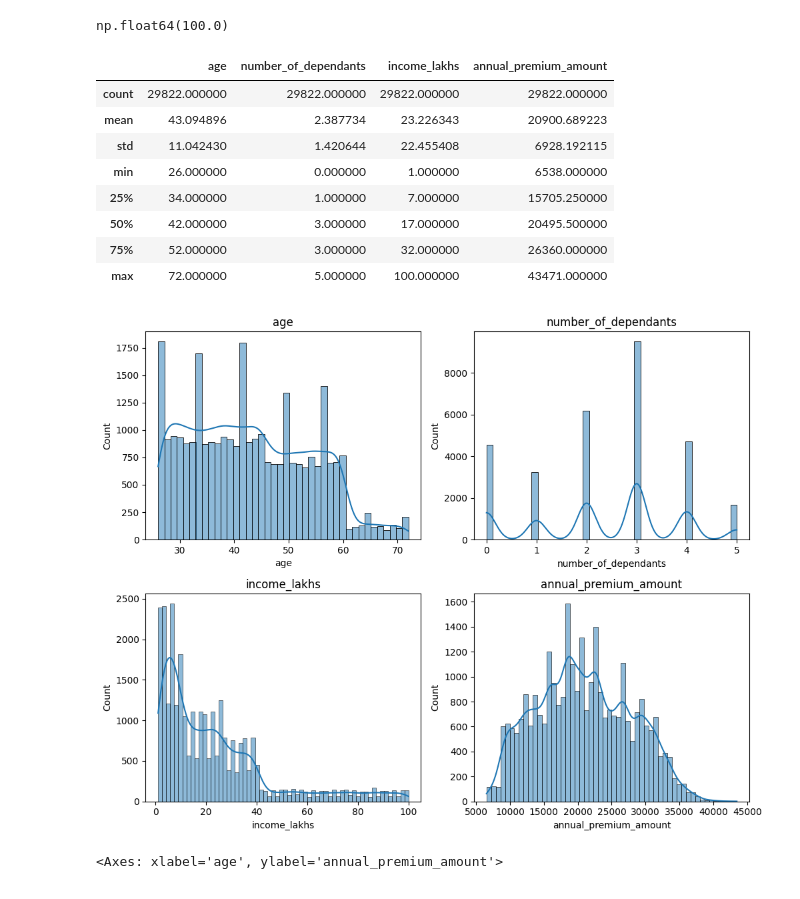
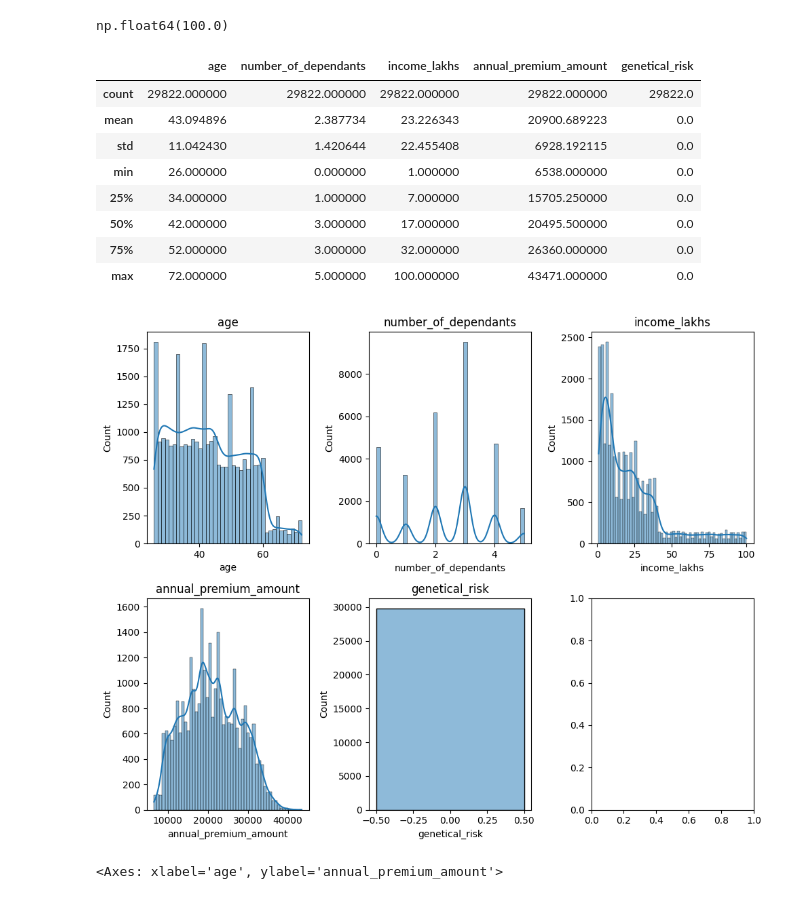
Before and after one commit to agambhardwaj04/premium_prediction, a Jupyter notebook: model/Rest_model_with_gr.ipynb, the cells around one changed output. Drawn from its saved outputs; the diff is of its cells as text; code cells hidden in the pictures.

```diff
--- a/model/Rest_model_with_gr.ipynb
+++ b/model/Rest_model_with_gr.ipynb
@@ -18,6 +18,8 @@ df.head()
 | 2 | 49 | Female | Northeast | Married | 2 | Normal | No Smoking | ... |
 | 3 | 30 | Female | Southeast | Married | 3 | Normal | No Smoking | ... |
 | 4 | 56 | Male | Northeast | Married | 3 | Obesity | Occasional | ... |
+# %%
+df["Genetical_Risk"] = 0
 # %%
 df.shape
 # %% [output]
@@ -169,26 +176,26 @@ np.float64(100.0)
 df2 = df1[df1.income_lakhs<=quantile_threshold].copy()
 df2.describe()
 # %% [output]
-|  | age | number_of_dependants | income_lakhs | annual_premium_amount |
-| count | 29822.000000 | 29822.000000 | 29822.000000 | 29822.000000 |
-| mean | 43.094896 | 2.387734 | 23.226343 | 20900.689223 |
-| std | 11.042430 | 1.420644 | 22.455408 | 6928.192115 |
-| min | 26.000000 | 0.000000 | 1.000000 | 6538.000000 |
-| 25% | 34.000000 | 1.000000 | 7.000000 | 15705.250000 |
-| 50% | 42.000000 | 3.000000 | 17.000000 | 20495.500000 |
-| 75% | 52.000000 | 3.000000 | 32.000000 | 26360.000000 |
-| max | 72.000000 | 5.000000 | 100.000000 | 43471.000000 |
+|  | age | number_of_dependants | income_lakhs | annual_premium_amount | genetical_risk |
+| count | 29822.000000 | 29822.000000 | 29822.000000 | 29822.000000 | 29822.0 |
+| mean | 43.094896 | 2.387734 | 23.226343 | 20900.689223 | 0.0 |
+| std | 11.042430 | 1.420644 | 22.455408 | 6928.192115 | 0.0 |
+| min | 26.000000 | 0.000000 | 1.000000 | 6538.000000 | 0.0 |
+| 25% | 34.000000 | 1.000000 | 7.000000 | 15705.250000 | 0.0 |
+| 50% | 42.000000 | 3.000000 | 17.000000 | 20495.500000 | 0.0 |
+| 75% | 52.000000 | 3.000000 | 32.000000 | 26360.000000 | 0.0 |
+| max | 72.000000 | 5.000000 | 100.000000 | 43471.000000 | 0.0 |
 # %%
-fig,axs = plt.subplots(nrows = 2, ncols = 2, figsize = (10,8))
+fig,axs = plt.subplots(nrows = 2, ncols = 3, figsize = (10,8))
 for i, column in enumerate(numeric_cols):
-  ax = axs[i//2, i%2]
+  ax = axs[i//3, i%3]
   sns.histplot(df2[column], kde=True,ax=ax)
   ax.set_title(column)
 
 plt.tight_layout()
 plt.show()
 # %% [output]
-[figure, old version]
+[figure, new version]
 # %%
 sns.scatterplot(df2, x='age',y='annual_premium_amount')
 # %% [output]
```
Also changed, not shown: parts of 25 cells of this notebook, 3 other files.
